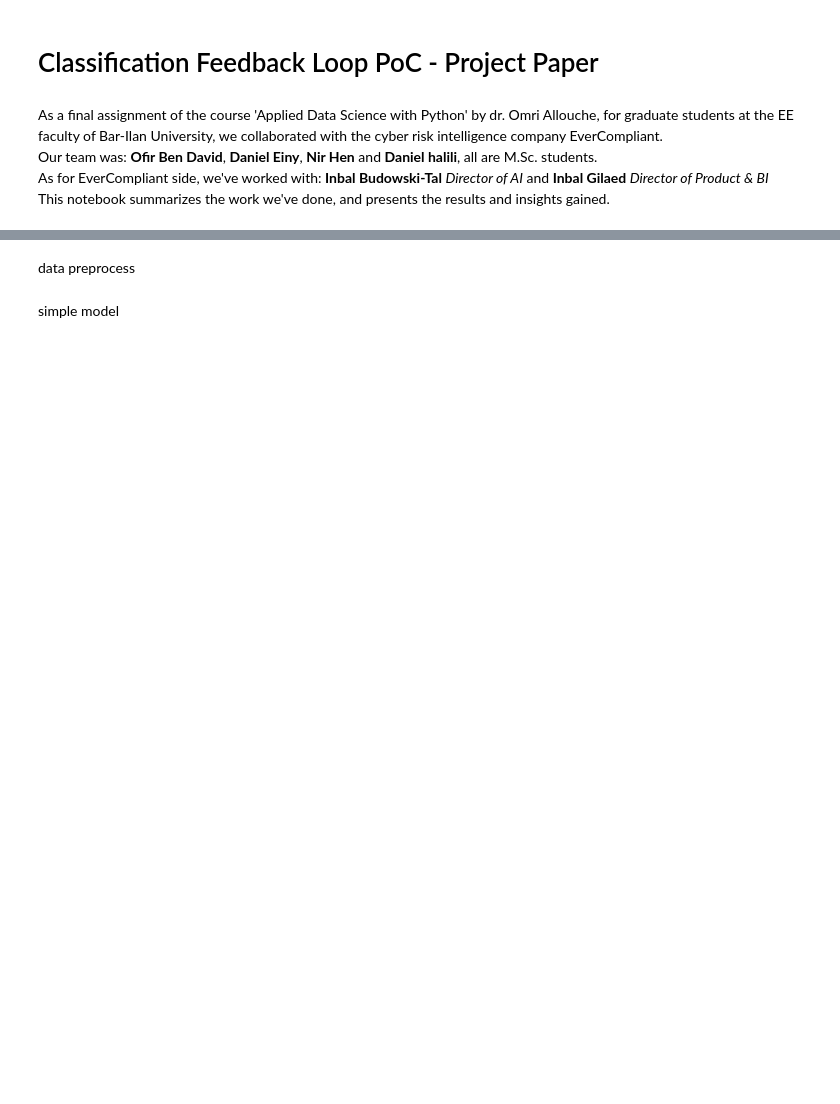
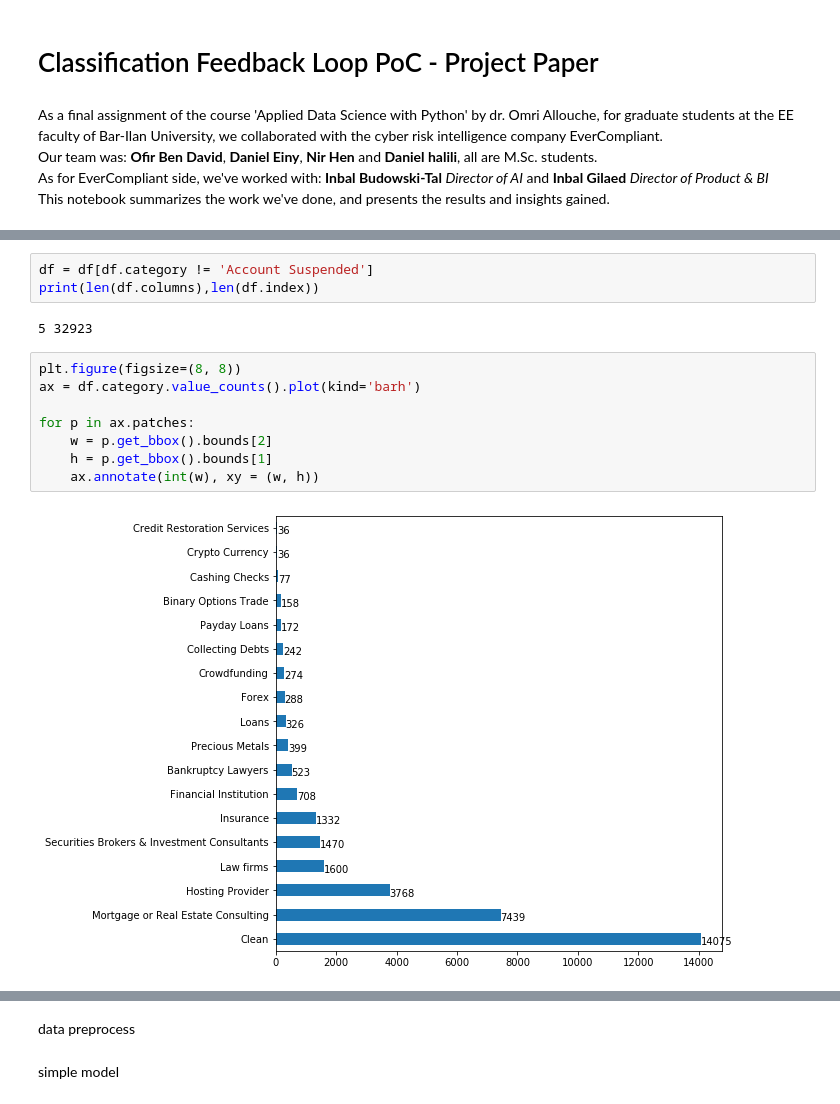
Before and after one commit to DanielEiny/Classification-Feedback-Loop-PoC, a Jupyter notebook: ProjectPaper.ipynb, the cells around one changed output, grey strips where cells are left out. Drawn from its saved outputs; the diff is of its cells as text; blank space fills up the shorter version.

```diff
--- a/ProjectPaper.ipynb
+++ b/ProjectPaper.ipynb
@@ -36,0 +197,15 @@ EDA, include data presentation
+# %%
+df = df[df.category != 'Account Suspended']
+print(len(df.columns),len(df.index))
+# %% [output]
+5 32923
+# %%
+plt.figure(figsize=(8, 8))
+ax = df.category.value_counts().plot(kind='barh')
+
+for p in ax.patches:
+    w = p.get_bbox().bounds[2]
+    h = p.get_bbox().bounds[1]
+    ax.annotate(int(w), xy = (w, h))
+# %% [output]
+[figure, added]
```
Also changed, not shown: parts of 104 cells of this notebook, 2 other files.
